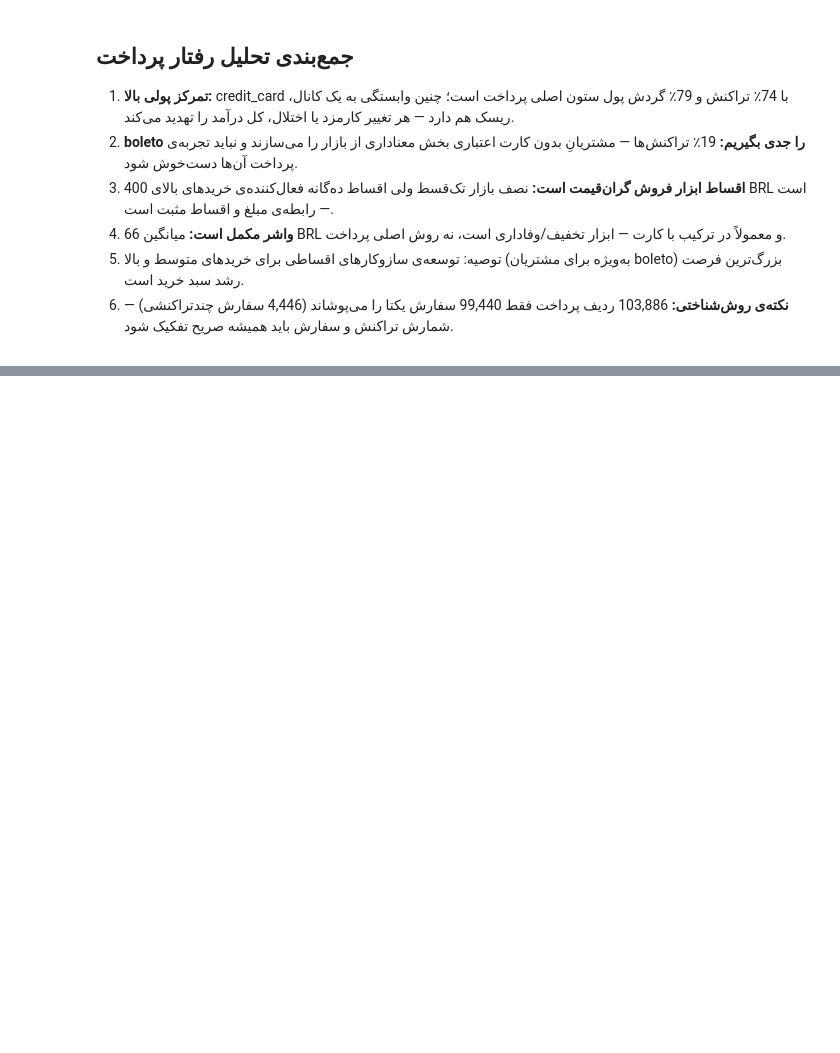
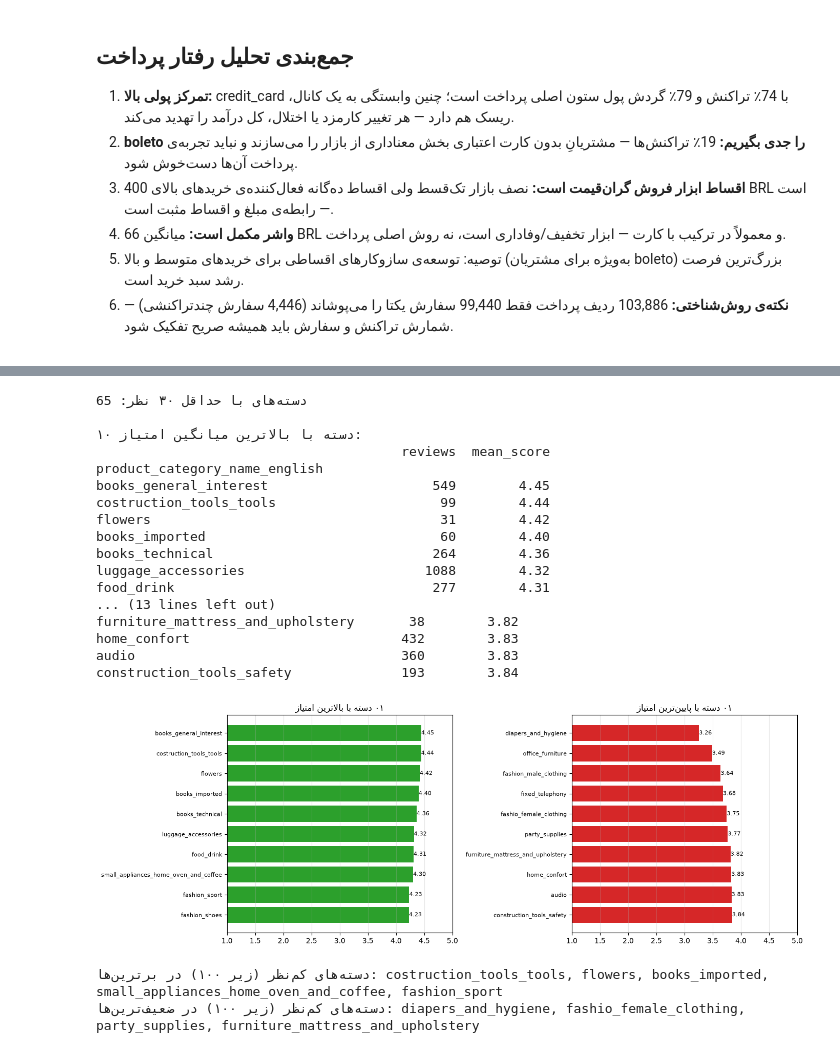
Before and after one commit to arashalidadi/olist-pro, a Jupyter notebook: olist_analysis.ipynb, the cells around one changed output, grey strips where cells are left out. Cells and saved outputs as stored; diff of their text form; code cells hidden in the pictures; blank space fills up the shorter version.

```diff
--- a/olist_analysis.ipynb
+++ b/olist_analysis.ipynb
@@ -2615,0 +2697,59 @@ month
+# %%
+rv = reviews.merge(items[['order_id', 'price', 'product_category_name_english']], on='order_id', how='inner')
+by_cat = rv.groupby('product_category_name_english').agg(
+    reviews=('review_score', 'size'),
+    mean_score=('review_score', 'mean'),
+)
+by_cat = by_cat[by_cat['reviews'] >= 30]
+print('دسته‌های با حداقل ۳۰ نظر:', len(by_cat))
+print()
+print('۱۰ دسته با بالاترین میانگین امتیاز:')
+top10 = by_cat.sort_values('mean_score', ascending=False).head(10)
+print(top10.round(2).to_string())
+print()
+print('۱۰ دسته با پایین‌ترین میانگین امتیاز:')
+bottom10 = by_cat.sort_values('mean_score').head(10)
+print(bottom10.round(2).to_string())
+
+fig, axes = plt.subplots(1, 2, figsize=(14, 5))
+b = axes[0].barh(top10.index[::-1], top10['mean_score'][::-1], color='#2ca02c')
+axes[0].bar_label(b, labels=[f'{v:.2f}' for v in top10['mean_score'][::-1]], fontsize=8)
+axes[0].set_title(fa('۱۰ دسته با بالاترین امتیاز'), fontsize=12)
+axes[0].set_xlim(1, 5)
+axes[0].grid(axis='x', alpha=0.3)
+plt.setp(axes[0].get_yticklabels(), fontsize=8)
+b = axes[1].barh(bottom10.index[::-1], bottom10['mean_score'][::-1], color='#d62728')
+axes[1].bar_label(b, labels=[f'{v:.2f}' for v in bottom10['mean_score'][::-1]], fontsize=8)
+axes[1].set_title(fa('۱۰ دسته با پایین‌ترین امتیاز'), fontsize=12)
+axes[1].set_xlim(1, 5)
+axes[1].grid(axis='x', alpha=0.3)
+plt.setp(axes[1].get_yticklabels(), fontsize=8)
+fig.tight_layout()
+plt.show()
+
+small_in_top = top10[top10['reviews'] < 100]
+small_in_bottom = bottom10[bottom10['reviews'] < 100]
+print()
+print('دسته‌های کم‌نظر (زیر ۱۰۰) در برترین‌ها:', ', '.join(small_in_top.index) or '—')
+print('دسته‌های کم‌نظر (زیر ۱۰۰) در ضعیف‌ترین‌ها:', ', '.join(small_in_bottom.index) or '—')
+# %% [output]
+دسته‌های با حداقل ۳۰ نظر: 65
+
+۱۰ دسته با بالاترین میانگین امتیاز:
+                                       reviews  mean_score
+product_category_name_english
+books_general_interest                     549        4.45
+costruction_tools_tools                     99        4.44
+flowers                                     31        4.42
+books_imported                              60        4.40
+books_technical                            264        4.36
+luggage_accessories                       1088        4.32
+food_drink                                 277        4.31
+... (13 lines left out)
+furniture_mattress_and_upholstery       38        3.82
+home_confort                           432        3.83
+audio                                  360        3.83
+construction_tools_safety              193        3.84
+[figure, added]
+دسته‌های کم‌نظر (زیر ۱۰۰) در برترین‌ها: costruction_tools_tools, flowers, books_imported, small_appliances_home_oven_and_coffee, fashion_sport
+دسته‌های کم‌نظر (زیر ۱۰۰) در ضعیف‌ترین‌ها: diapers_and_hygiene, fashio_female_clothing, party_supplies, furniture_mattress_and_upholstery
```
Also changed, not shown: parts of 38 cells of this notebook, 1 other file.
